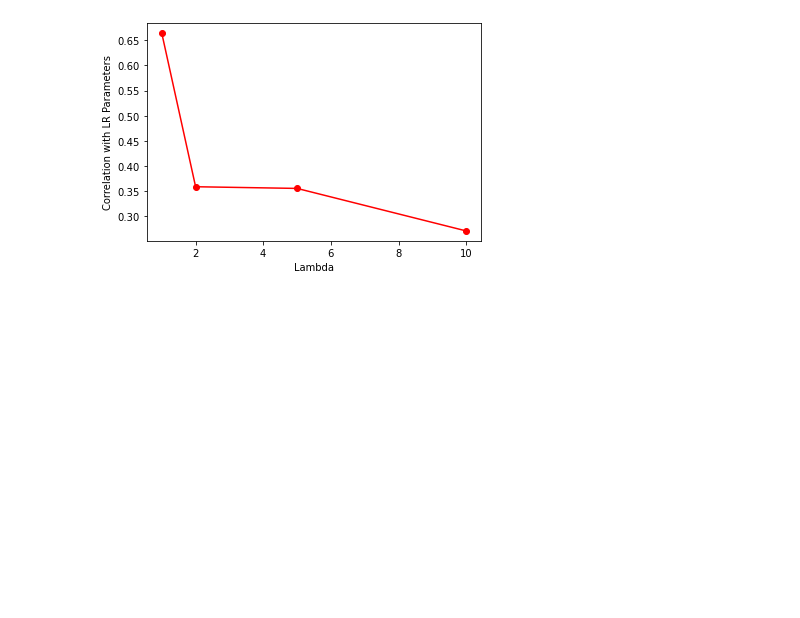
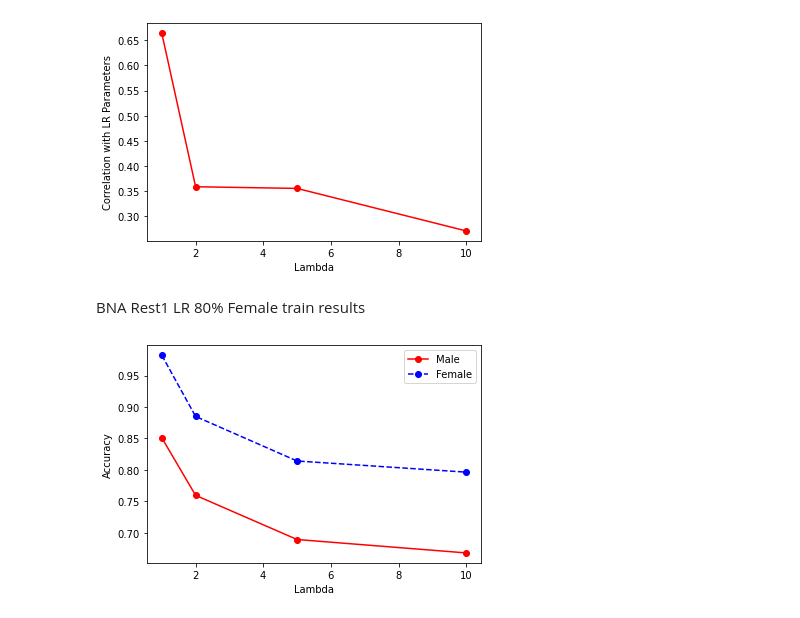
Before and after one commit to shuo-zhou/GSDA-Lateralization, a Jupyter notebook: Plot.ipynb, the cells around one changed output. Drawn from its saved outputs; the diff is of its cells as text; code cells hidden in the pictures; blank space fills up the shorter version.

Commit message:
update female train

```diff
--- a/Plot.ipynb
+++ b/Plot.ipynb
@@ -142,3 +142,23 @@ plt.savefig('sslr_corr.png', format='png', bbox_inches='tight')
 plt.show()
 # %% [output]
 [figure]
+# %% [markdown]
+BNA Rest1 LR 80% Female train results
+# %%
+lambdas = [1.0, 2.0, 5.0, 10.0]
+acc_female = [0.9823, 0.8850, 0.8142, 0.7965]
+acc_male = [0.8511, 0.7596, 0.6894, 0.6681]
+pred_loss = [0.3805, 0.4188, 0.4314, 0.4612]
+hsics = [0.5066, 2.0219, 3.0930, 3.8090]
+corrs = [0.677449551709943, 0.37732509282574167, 0.33875979941674444, 0.3689319215528951]
+# %%
+plt.plot(lambdas, acc_male, 'ro-', label='Male')
+plt.plot(lambdas, acc_female, 'bo--', label='Female')
+plt.xlabel('Lambda')
+plt.ylabel('Accuracy')
+plt.legend(loc=1)
+plt.savefig('sslr_acc_fe.pdf', format='pdf', bbox_inches='tight')
+plt.savefig('sslr_acc_fe.png', format='png', bbox_inches='tight')
+plt.show()
+# %% [output]
+[figure, added]
```
Also changed, not shown: parts of 3 cells of this notebook, 1 other file.
